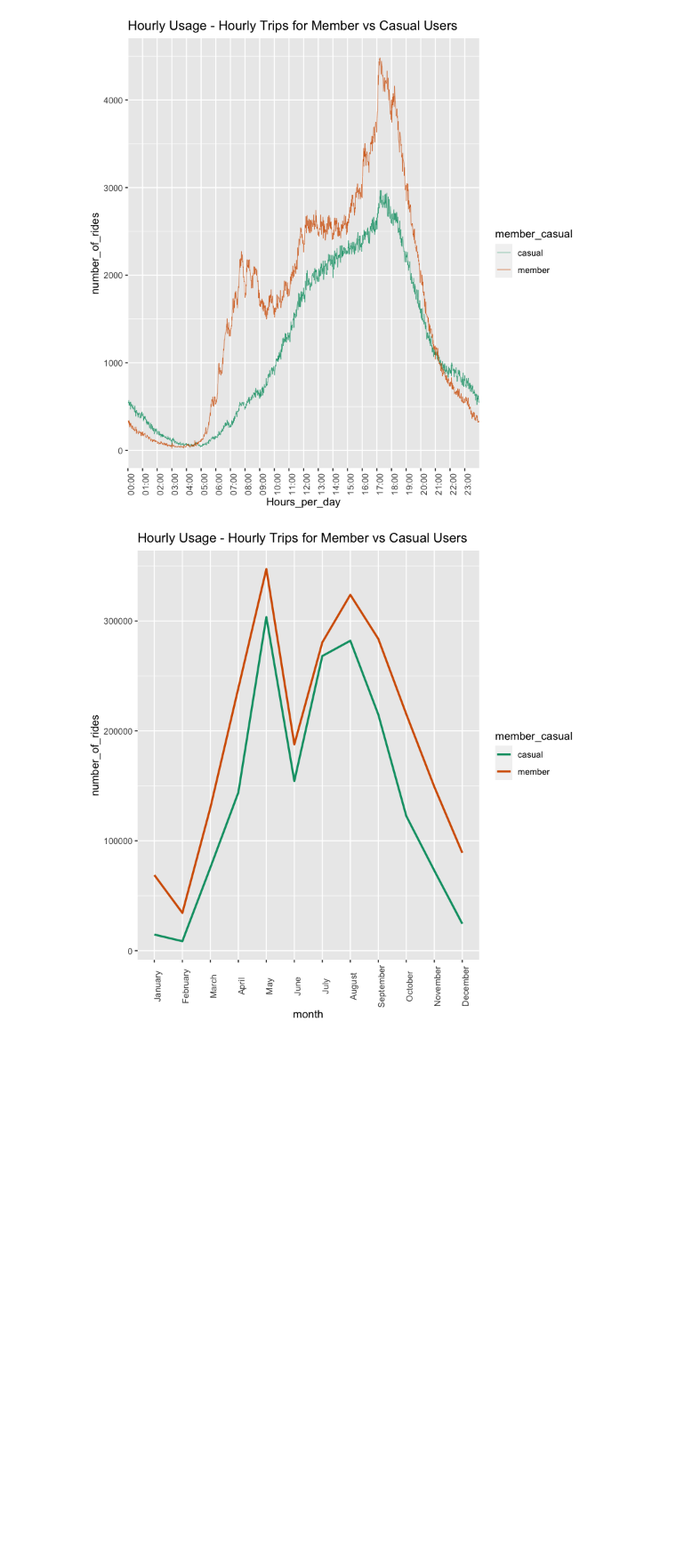
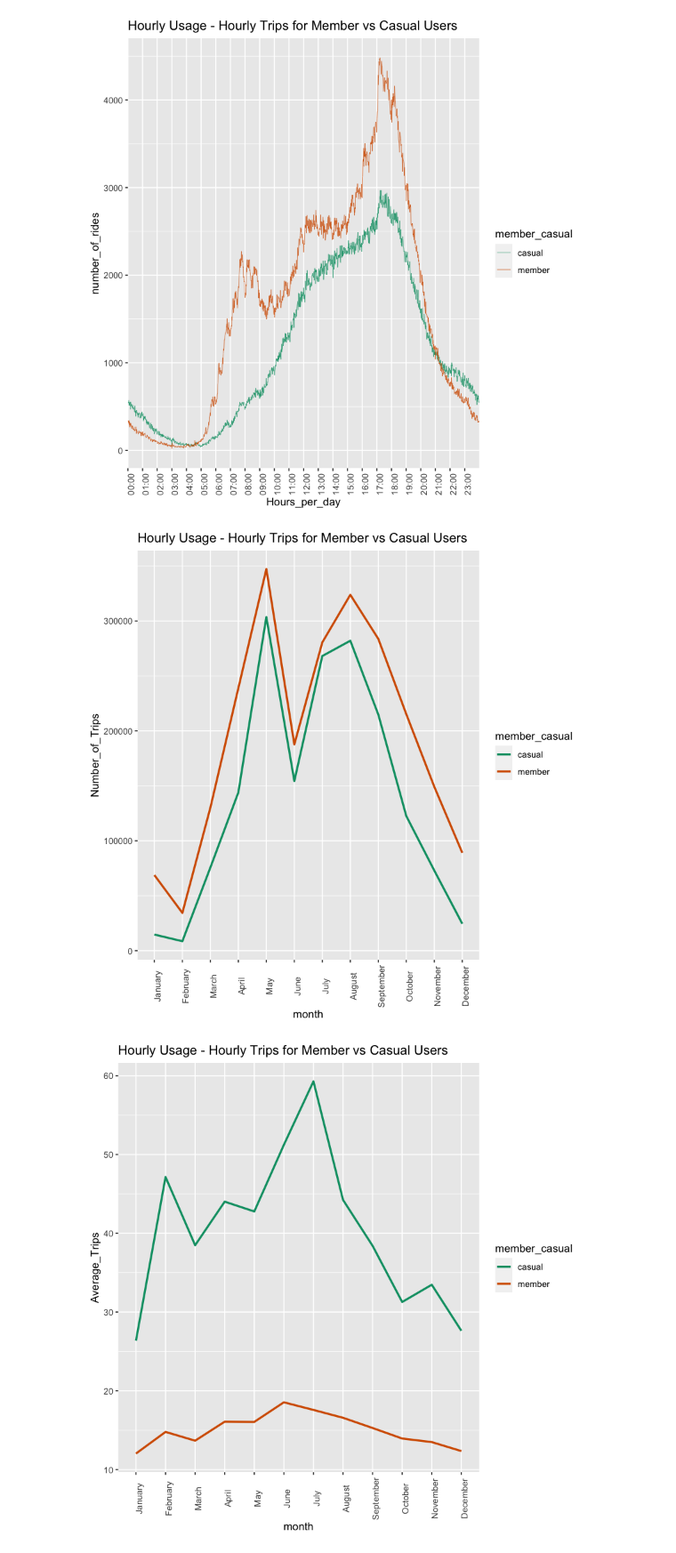
Before and after one commit to PatrickDorante/r-portfolio2022, a Jupyter notebook: 2020-2021_chicago_bike_share_project.ipynb, the cells around one changed output. Shown at 89% size. Saved outputs shown, nothing was run; the diff lists cells and outputs as text; code cells hidden in the pictures; blank space fills up the shorter version.

```diff
--- a/2020-2021_chicago_bike_share_project.ipynb
+++ b/2020-2021_chicago_bike_share_project.ipynb
@@ -572,18 +568,0 @@ library(scales)
-# %%
-plot_time_month <- rides_taken_viz %>%   # Viz hourly spending time
-                      group_by(member_casual, month) %>%
-                      summarise(number_of_rides = n(), .groups="drop") %>%
-                      ggplot(aes(x = month,
-                      y = number_of_rides, color = member_casual,
-                      group = member_casual)) +
-                      geom_line(size = 1) +
-                      labs(title="Hourly Usage - Hourly Trips for Member vs Casual Users")+
-                      theme(axis.text.x = element_text(angle = 90))+
-                      scale_y_continuous(
-                      labels = function(x) format(x, scientific = FALSE)) +
-                      scale_colour_manual(values=c("#009E73", "#D55E00"))
-
-
-plot_time_month ## vi
-# %% [output]
-[figure, removed]
@@ -589,0 +571,43 @@ plot_time_month ## vi
+# %%
+num_time_month <- rides_taken_viz %>%   # Viz hourly spending time
+                      group_by(member_casual, month) %>%
+                      summarise(Number_of_Trips = n(), .groups="drop") %>%
+                      ggplot(aes(x = month,
+                      y = Number_of_Trips, color = member_casual,
+                      group = member_casual)) +
+                      geom_line(size = 1) +
+                      labs(title="Hourly Usage - Hourly Trips for Member vs Casual Users")+
+                      theme(axis.text.x = element_text(angle = 90))+
+                      scale_y_continuous(
+                      labels = function(x) format(x, scientific = FALSE)) +
+                      scale_colour_manual(values=c("#009E73", "#D55E00"))
+
+
+num_time_month ## vi
+
+
+
+
+# =====================================================================================================
+#  # Monthly Trips: Numbers & Average of trips taken by member vs casual
+# =====================================================================================================
+
+
+average_time_month <- rides_taken_viz %>%   # Viz hourly spending time
+                      group_by(member_casual, month) %>%
+                      summarise(Average_Trips = mean(duration), .groups="drop") %>%
+                      ggplot(aes(x = month,
+                      y = Average_Trips, color = member_casual,
+                      group = member_casual)) +
+                      geom_line(size = 1) +
+                      labs(title="Hourly Usage - Hourly Trips for Member vs Casual Users")+
+                      theme(axis.text.x = element_text(angle = 90))+
+                      scale_y_continuous(
+                      labels = function(x) format(x, scientific = FALSE)) +
+                      scale_colour_manual(values=c("#009E73", "#D55E00"))
+
+
+average_time_month ## vi
+# %% [output]
+[figure, added]
+[figure, added]
```
Also changed, not shown: parts of 11 cells of this notebook.
